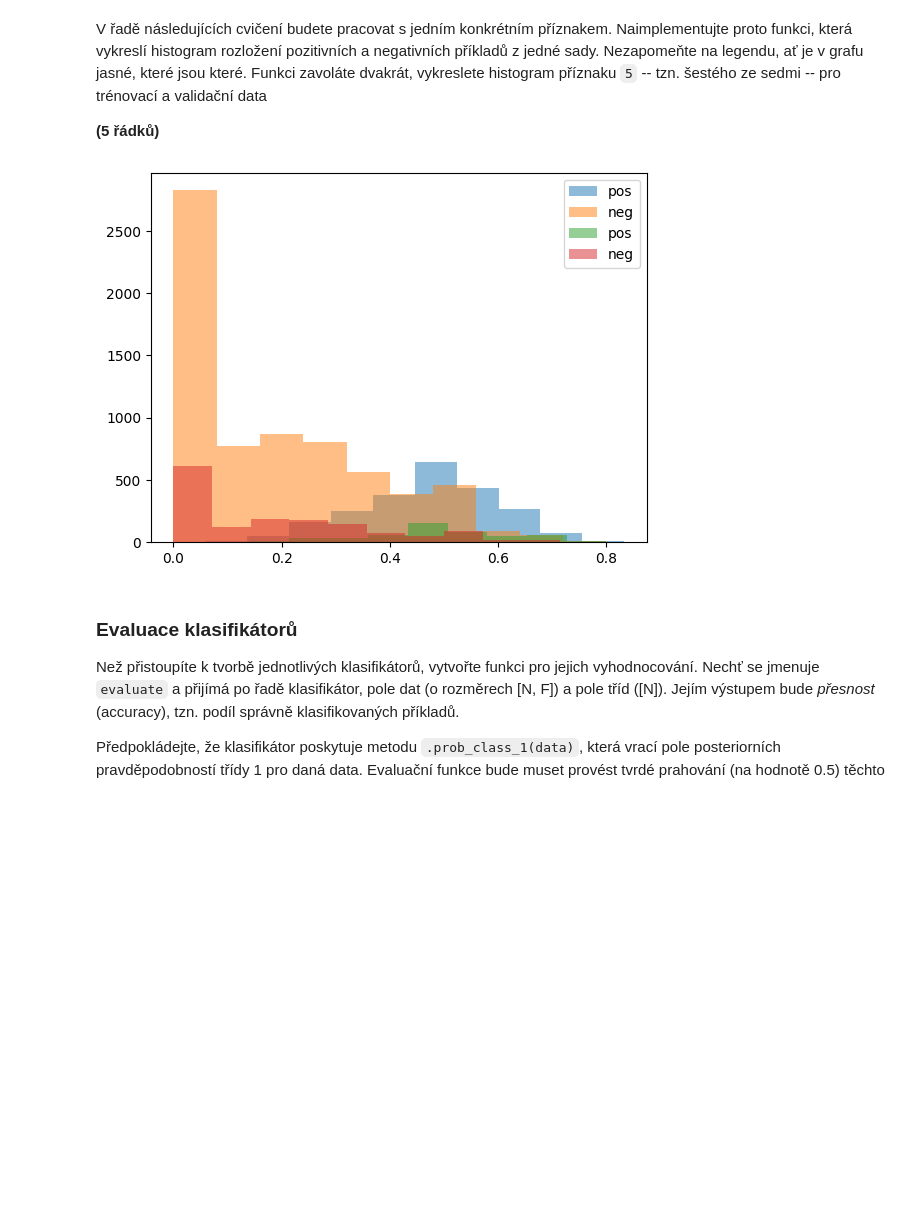
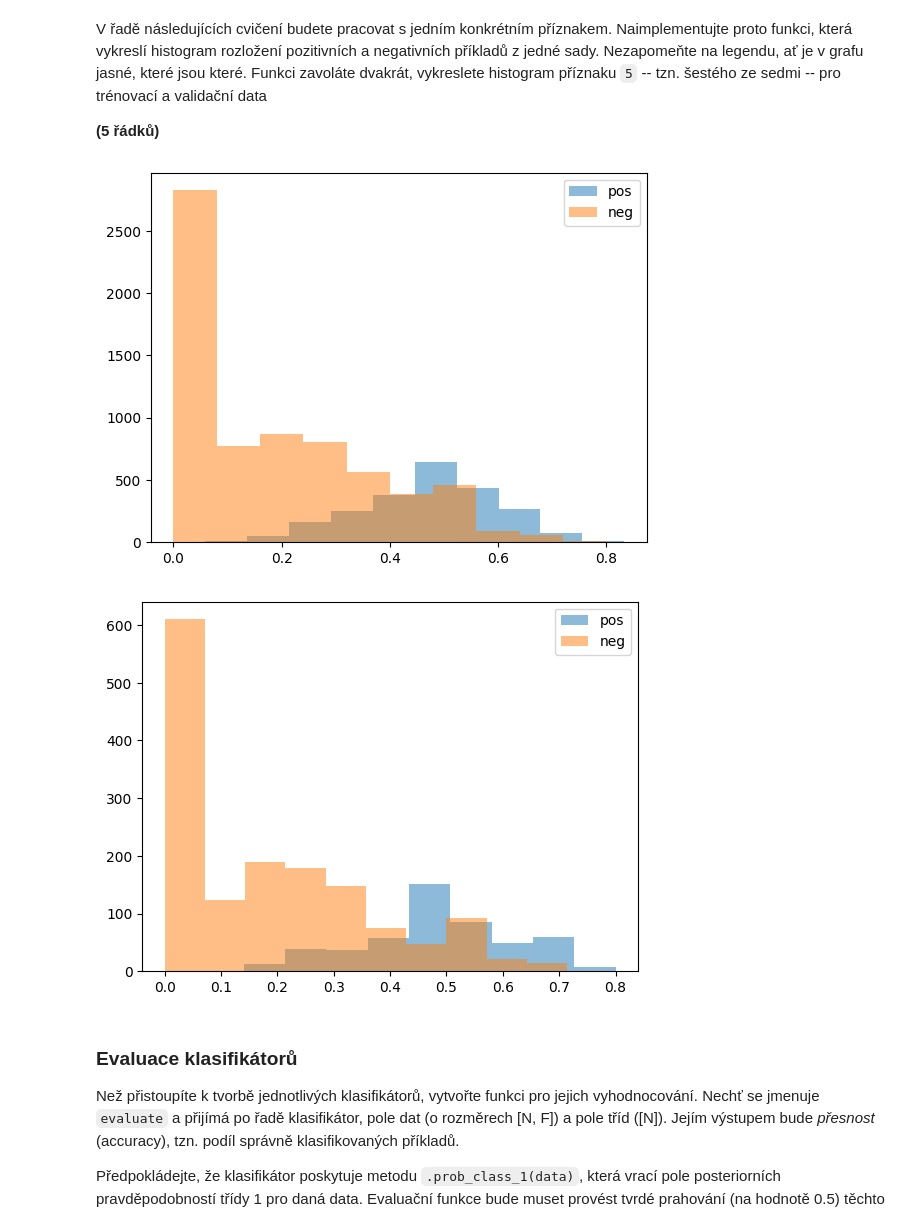
Before and after one commit to dnosko/SUI, a Jupyter notebook: proj2/zadani.ipynb, the cells around one changed output. Cells and saved outputs as stored; diff of their text form; code cells hidden in the pictures; blank space fills up the shorter version.

```diff
--- a/proj2/zadani.ipynb
+++ b/proj2/zadani.ipynb
@@ -34,7 +34,7 @@ class BinaryDataset:
         self.pos = np.loadtxt(pos)
         self.neg = np.loadtxt(neg)
         self.xs = np.concatenate((self.pos, self.neg))
-        self.targets = self.xs[:,0]
+        self.targets = np.concatenate((np.ones(self.pos[:,0].shape), np.zeros(self.neg[:,0].shape)))
 
 train_dataset = BinaryDataset('positives.trn', 'negatives.trn')
 val_dataset = BinaryDataset('positives.val', 'negatives.val')
@@ -56,20 +56,19 @@ V řadě následujících cvičení budete pracovat s jedním konkrétním pří
 # %%
 FOI = 5  # Feature Of Interest
 
 def plot_data(poss, negs):
-    counts, binss = np.histogram(poss,bins=100)
-    countsn, binsn = np.histogram(negs,bins=100)
-    plt.hist(poss,histtype='bar',bins=100,alpha=0.5,label='pos')
-    plt.hist(negs,histtype='bar',alpha=0.5,label='neg')
-    #plt.hist(binss[:-1], binss, alpha=0.5,weights=counts, label='pos', density=True)
-    #plt.hist(binsn[:-1], binsn, alpha=0.5,weights=countsn,label='neg', density=True)
+    bins = 10
+    plt.hist(poss,histtype='stepfilled',bins=bins,alpha=0.5,label='pos')
+    plt.hist(negs,histtype='stepfilled', bins=bins, alpha=0.5,label='neg')
     plt.legend(loc='upper right')
+    plt.show()
 
 
 plot_data(train_dataset.pos[:, FOI], train_dataset.neg[:, FOI])
 plot_data(val_dataset.pos[:, FOI], val_dataset.neg[:, FOI])
 # %% [output]
-[figure, old version]
+[figure, new version]
+[figure, added]
 # %% [markdown]
 ### Evaluace klasifikátorů
 Než přistoupíte k tvorbě jednotlivých klasifikátorů, vytvořte funkci pro jejich vyhodnocování.
```
Also changed, not shown: parts of 11 cells of this notebook.
